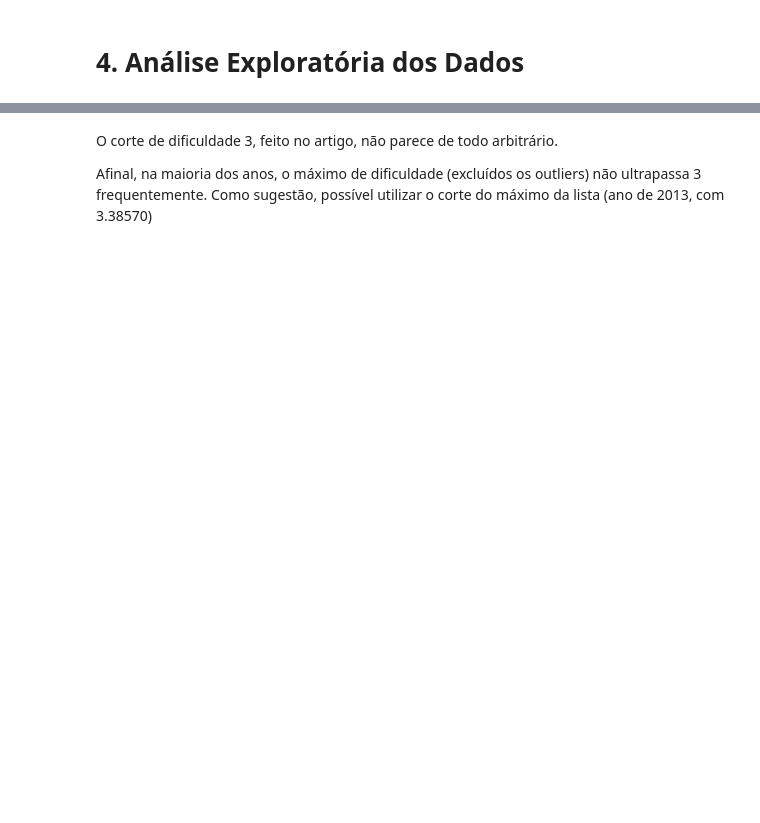
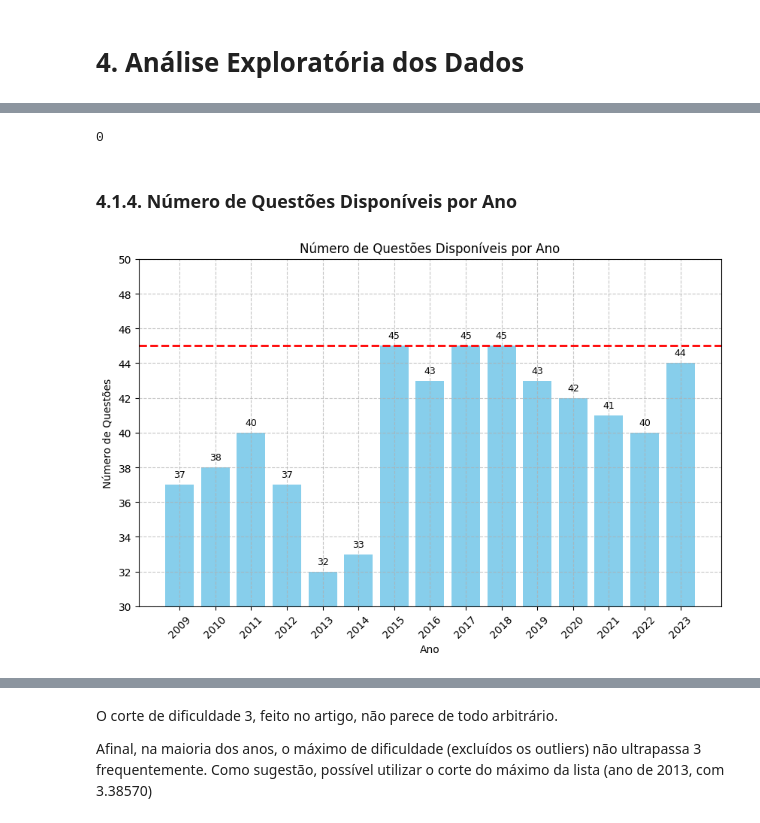
Before and after one commit to ciziks/enem-word-embeddings, a Jupyter notebook: notebooks/4. Análise Exploratória.ipynb, the cells around one changed output, grey strips where cells are left out. Saved outputs shown, nothing was run; the diff lists cells and outputs as text; code cells hidden in the pictures; blank space fills up the shorter version.

```diff
--- a/notebooks/4. Análise Exploratória.ipynb
+++ b/notebooks/4. Análise Exploratória.ipynb
@@ -128,0 +97,44 @@ Name: dificuldade, dtype: float64
+# %%
+enem_df.duplicated().sum()
+# %% [output]
+0
+# %% [markdown]
+### 4.1.4. Número de Questões Disponíveis por Ano
+# %%
+ano_counts = enem_df["ano"].value_counts().sort_index()
+ano_counts_clipped = ano_counts.clip(upper=45)
+
+fig, ax = plt.subplots(figsize=(10, 6))
+
+# Gráfico de barras
+bars = ax.bar(ano_counts.index, ano_counts.values, color="skyblue")
+
+for bar in bars:
+    height = bar.get_height()
+    ax.annotate(
+        f"{height}",
+        xy=(bar.get_x() + bar.get_width() / 2, height),
+        xytext=(0, 5),  # deslocamento vertical
+        textcoords="offset points",
+        ha="center",
+        va="bottom",
+        fontsize=9,
+    )
+
+# Linha Horizontal com limite de questões por ano (45)
+ax.axhline(y=45, color="red", linestyle="--", linewidth=2)
+
+# Personalizando o gráfico
+ax.set_title("Número de Questões Disponíveis por Ano")
+ax.set_xlabel("Ano")
+ax.set_ylabel("Número de Questões")
+ax.set_xticks(ano_counts.index)
+ax.set_xticklabels(ano_counts.index, rotation=45)
+ax.grid(True, linestyle="--", alpha=0.7)
+ax.set_ylim(30, 50)
+ax.yaxis.set_major_locator(MultipleLocator(2))
+
+# Exibindo
+plt.show()
+# %% [output]
+[figure, added]
```
Also changed, not shown: parts of 81 cells of this notebook, 12 other files.
